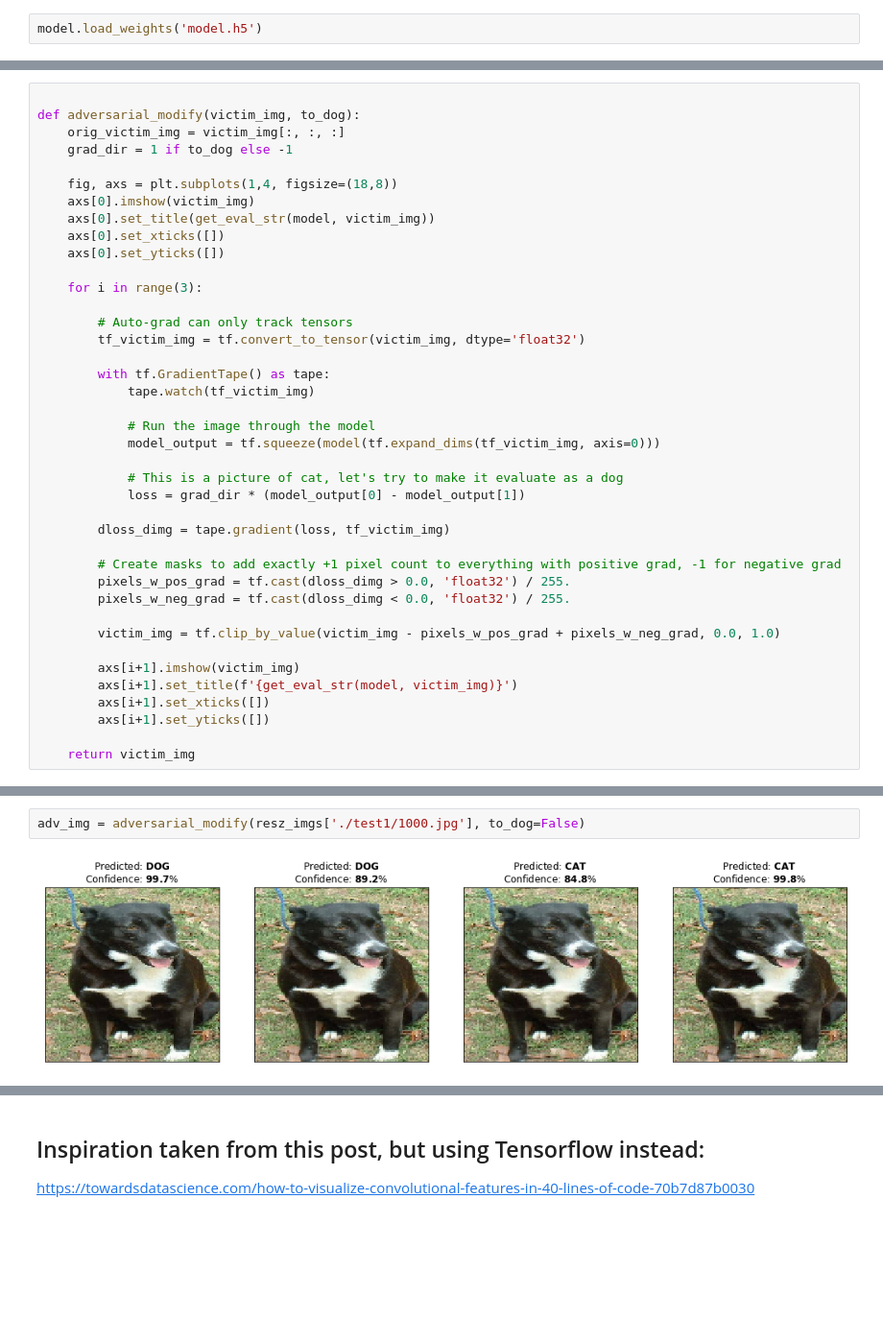
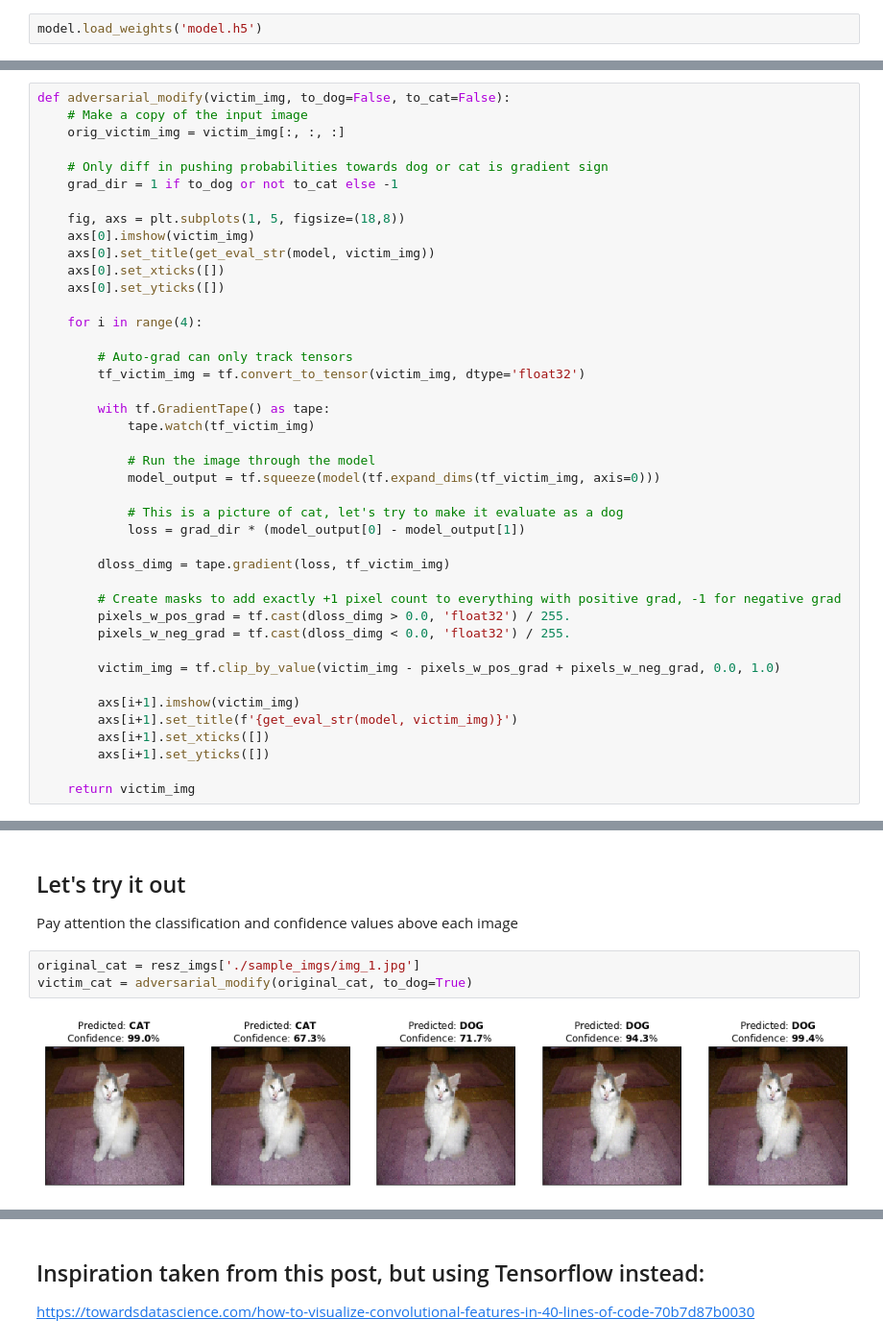
Before and after one commit to etotheipi/toptal_tensorflow_blog_post, a Jupyter notebook: adversarial_example/adversarial_cats_dogs.ipynb, the cells around one changed output, grey strips where cells are left out. Shown at 96% size. Saved outputs shown, nothing was run; the diff lists cells and outputs as text; blank space fills up the shorter version.

```diff
--- a/adversarial_example/adversarial_cats_dogs.ipynb
+++ b/adversarial_example/adversarial_cats_dogs.ipynb
@@ -165,16 +182,18 @@ _ = plt.title(predict_str)
 # %%
+def adversarial_modify(victim_img, to_dog=False, to_cat=False):
+    # Make a copy of the input image
+    orig_victim_img = victim_img[:, :, :]
 
-def adversarial_modify(victim_img, to_dog):
-    orig_victim_img = victim_img[:, :, :]
-    grad_dir = 1 if to_dog else -1
+    # Only diff in pushing probabilities towards dog or cat is gradient sign
+    grad_dir = 1 if to_dog or not to_cat else -1
 
-    fig, axs = plt.subplots(1,4, figsize=(18,8))
+    fig, axs = plt.subplots(1, 5, figsize=(18,8))
     axs[0].imshow(victim_img)
     axs[0].set_title(get_eval_str(model, victim_img))
     axs[0].set_xticks([])
     axs[0].set_yticks([])
 
-    for i in range(3):
+    for i in range(4):
 
         # Auto-grad can only track tensors
         tf_victim_img = tf.convert_to_tensor(victim_img, dtype='float32')
@@ -209,4 +224,8 @@ adv_img = adversarial_modify(resz_imgs['./test1/10.jpg'], to_dog=True)
-# %%
-adv_img = adversarial_modify(resz_imgs['./test1/1000.jpg'], to_dog=False)
-# %% [output]
-[figure, removed]
+# %% [markdown]
+## Let's try it out
+Pay attention the classification and confidence values above each image
+# %%
+original_cat = resz_imgs['./sample_imgs/img_1.jpg']
+victim_cat = adversarial_modify(original_cat, to_dog=True)
+# %% [output]
+[figure, added]
```
Also changed, not shown: parts of 32 cells of this notebook, 10 other files.
